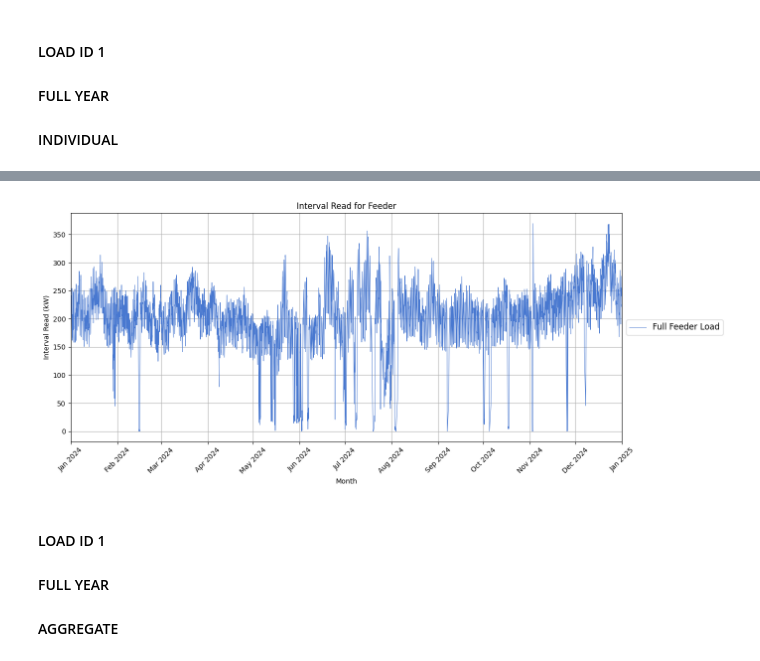
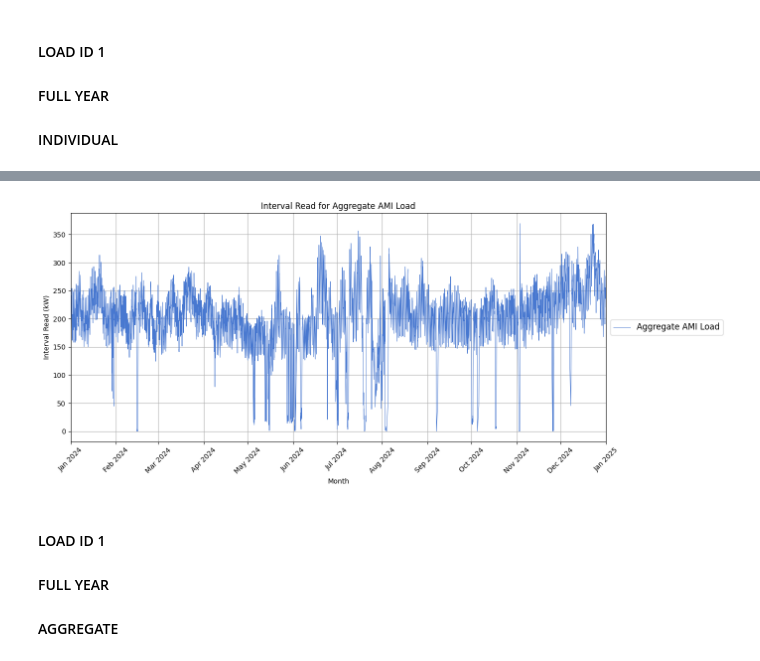
Before and after one commit to grid-edge/grid_edge_ithaca, a Jupyter notebook: grid_edge_fy25/notebooks/AMI_load_individual_buildings-kwh-conversion.ipynb, the cells around one changed output, grey strips where cells are left out. Drawn from its saved outputs; the diff is of its cells as text; code cells hidden in the pictures.

```diff
--- a/grid_edge_fy25/notebooks/AMI_load_individual_buildings-kwh-conversion.ipynb
+++ b/grid_edge_fy25/notebooks/AMI_load_individual_buildings-kwh-conversion.ipynb
@@ -256,36 +256,36 @@ plt.plot(
     agg_df_feeder['ENDTIME_EST'],
     agg_df_feeder['INTERVAL_READ'],
     color=color,
     linestyle=linestyle,
     linewidth=linewidth,
     alpha=alpha,
-    label='Full Feeder Load'
+    label='Aggregate AMI Load'
 )
 
 # Format x-axis
 plt.gca().xaxis.set_major_locator(mdates.MonthLocator(bymonthday=1))
 plt.gca().xaxis.set_major_formatter(mdates.DateFormatter('%b %Y'))
 plt.xlim(pd.to_datetime('2024-01-01'), pd.to_datetime('2025-01-01'))
 #plt.ylim(0, 5.5)
 
 # Optional: Add peak lines
 # plt.axhline(y=3.494, color='red', linestyle='--', linewidth=0.8, label='Summer Coincident Peak (3.49 kW)')
 # plt.axhline(y=4.915, color='blue', linestyle=':', linewidth=0.8, label='Winter Coincident Peak (4.92 kW)')
 
 # Labels, title, legend
 plt.xlabel('Month')
 plt.ylabel('Interval Read (kW)')
-plt.title('Interval Read for Feeder')
+plt.title('Interval Read for Aggregate AMI Load')
 plt.legend(loc='center left', bbox_to_anchor=(1.0, 0.5), fontsize='large')
 plt.grid(True)
 plt.xticks(rotation=45)
 plt.tight_layout()
 
 # Save and show
 plt.savefig('Interval Read for full feeder.png', dpi=300, bbox_inches='tight')
 plt.show()
 # %% [output]
-[figure, old version]
+[figure, new version]
 # %% [markdown]
 #### LOAD ID 1
 #### FULL YEAR
```
Also changed, not shown: parts of 1 cell of this notebook, 6 other files.
